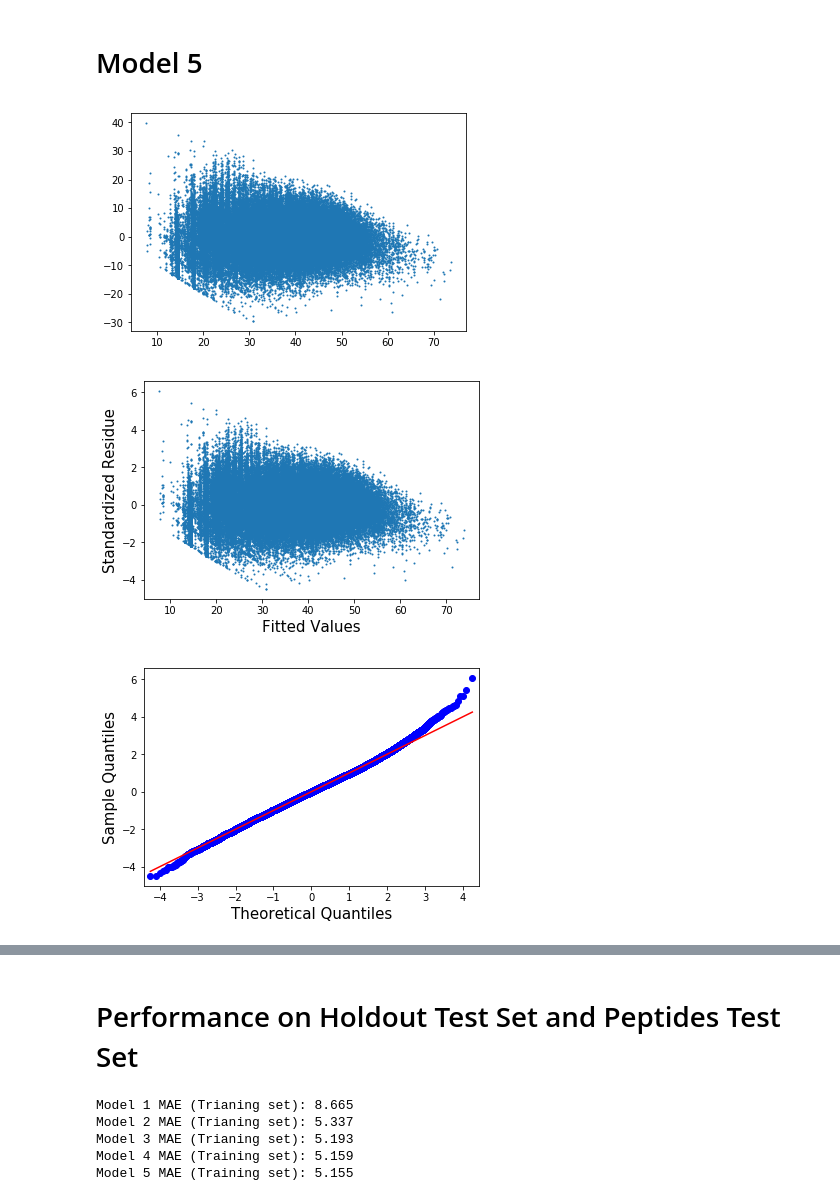
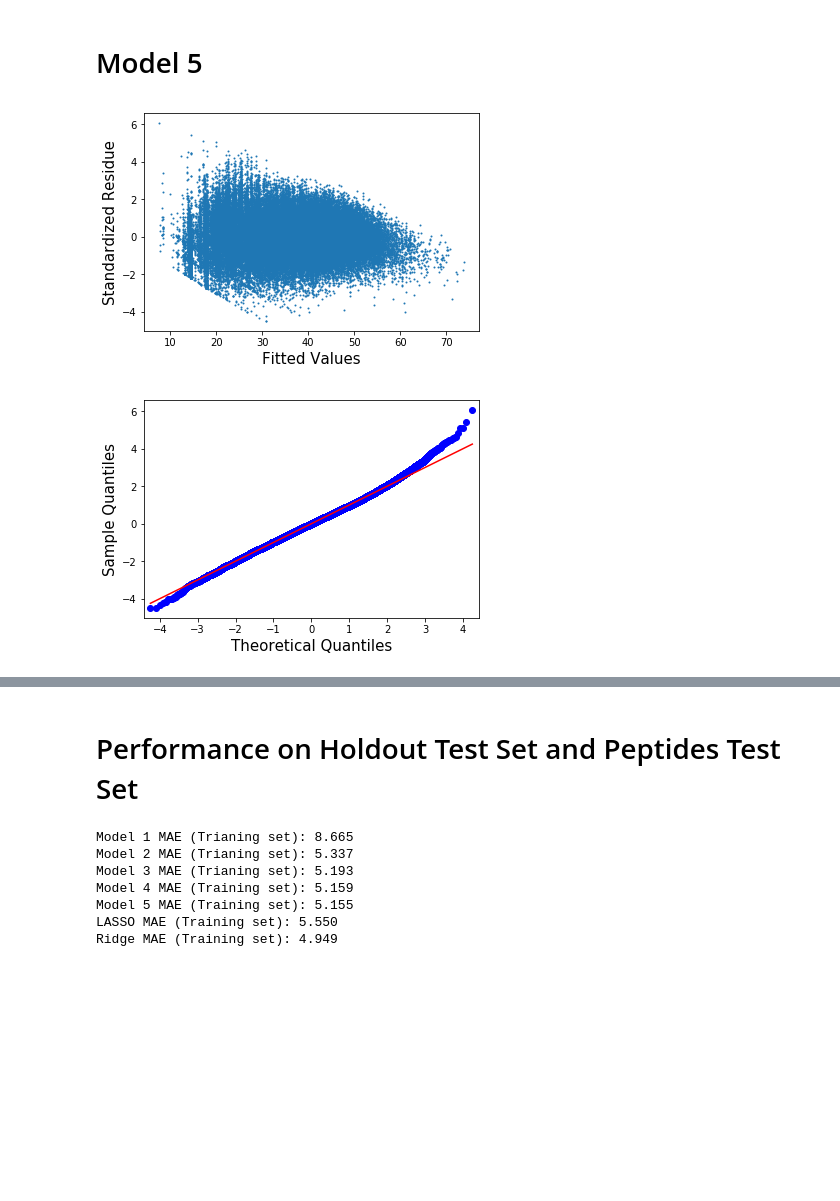
Before and after one commit to ghutchis/molecular-entropies, a Jupyter notebook: Model.ipynb, the cells around one changed output, grey strips where cells are left out. Cells and saved outputs as stored; diff of their text form; code cells hidden in the pictures; blank space fills up the shorter version.

```diff
--- a/Model.ipynb
+++ b/Model.ipynb
@@ -15,9 +17,9 @@ from rdkit import Chem
 from rdkit.Chem import DataStructs
 from rdkit.Chem import rdMolDescriptors
 # %%
-traindf = pd.read_csv("train-final.csv")
-testdf = pd.read_csv("holdout-final.csv")
-peptidedf = pd.read_csv("peptide-final.csv")
+traindf = pd.read_csv("data/train.csv")
+testdf = pd.read_csv("data/holdout.csv")
+peptidedf = pd.read_csv("data/peptide.csv")
 # %%
 traininchi = [Chem.MolToInchiKey(Chem.MolFromSmiles(smi)) for smi in traindf.SMILES]
 testinchi = [Chem.MolToInchiKey(Chem.MolFromSmiles(smi)) for smi in testdf.SMILES]
@@ -247,29 +189,23 @@ Warnings:
 # %%
 # Model 5
 lm5 = ols('ConfEntropy~np.log1p(NumRotors)+np.log1p(NumMethyl)+np.log1p(SG)+np.log1p(HBond)+np.log1p(PiStack)+np.log1p(Ring)'
           , traindf).fit()
 
-plt.scatter(lm5.fittedvalues,lm5.resid,s=1)
-plt.show()
 # Residue Plot and  Q-Q Plot
 plt.scatter(lm5.fittedvalues,lm5.resid_pearson,s=1)
 plt.xlabel("Fitted Values", size=15)
 plt.ylabel("Standardized Residue", size=15)
-plt.savefig("six_variables_model_residue_plot.pdf", dpi=100, bbox_inches="tight")
 plt.show()
 
 sm.qqplot(lm5.resid_pearson,line="s")
 plt.xlabel("Theoretical Quantiles", size=15)
 plt.ylabel("Sample Quantiles", size=15)
-plt.savefig("six_variables_model_qqplot.pdf", dpi=100, bbox_inches="tight")
 plt.show()
 
-
 print(lm5.summary())
 # %% [output]
-[figure, old version]
+[figure, new version]
-[figure, old version]
+[figure, new version]
-[figure, removed]
                             OLS Regression Results
 ==============================================================================
 Dep. Variable:            ConfEntropy   R-squared:                       0.714
@@ -296,12 +253,16 @@ print("Model 2 MAE (Trianing set): %.3f" %(mean_absolute_error(traindf["ConfEntr
 print("Model 3 MAE (Trianing set): %.3f" %(mean_absolute_error(traindf["ConfEntropy"],lm3.predict(traindf))))
 print("Model 4 MAE (Training set): %.3f" %(mean_absolute_error(traindf["ConfEntropy"],lm4.predict(traindf))))
 print("Model 5 MAE (Training set): %.3f" %(mean_absolute_error(traindf["ConfEntropy"],lm5.predict(traindf))))
+print("LASSO MAE (Training set): %.3f" %(mean_absolute_error(traindf["ConfEntropy"],Lasso.predict(trainX))))
+print("Ridge MAE (Training set): %.3f" %(mean_absolute_error(traindf["ConfEntropy"],Ridge.predict(trainX))))
 # %% [output]
 Model 1 MAE (Trianing set): 8.665
 Model 2 MAE (Trianing set): 5.337
 Model 3 MAE (Trianing set): 5.193
 Model 4 MAE (Training set): 5.159
 Model 5 MAE (Training set): 5.155
+LASSO MAE (Training set): 5.550
+Ridge MAE (Training set): 4.949
 # %%
 # Holdout test set
 print("Model 1 MAE (holdout test-set): %.3f" %(mean_absolute_error(testdf["ConfEntropy"],lm1.predict(testdf))))
```
Also changed, not shown: parts of 17 cells of this notebook, 4 other files.
